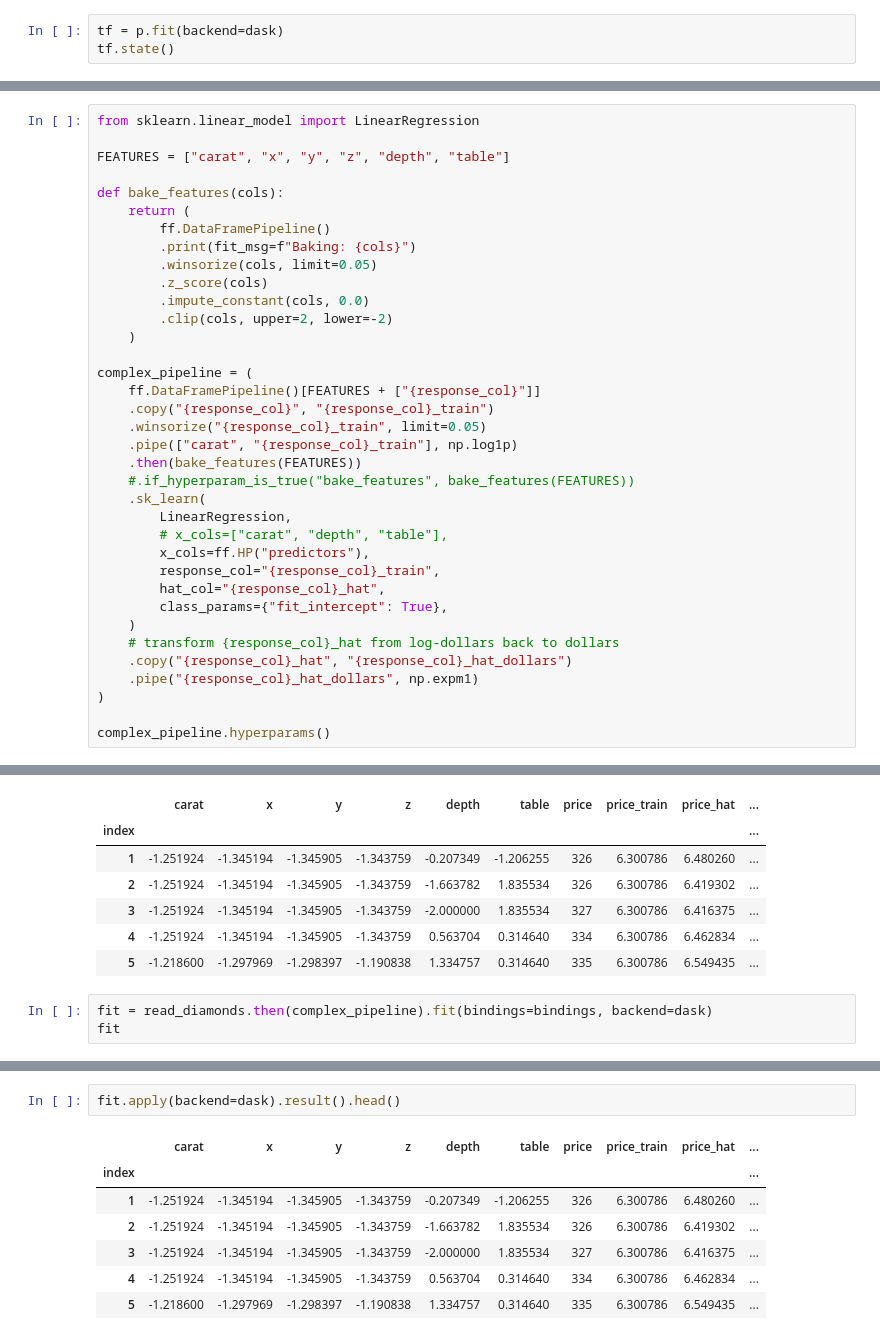
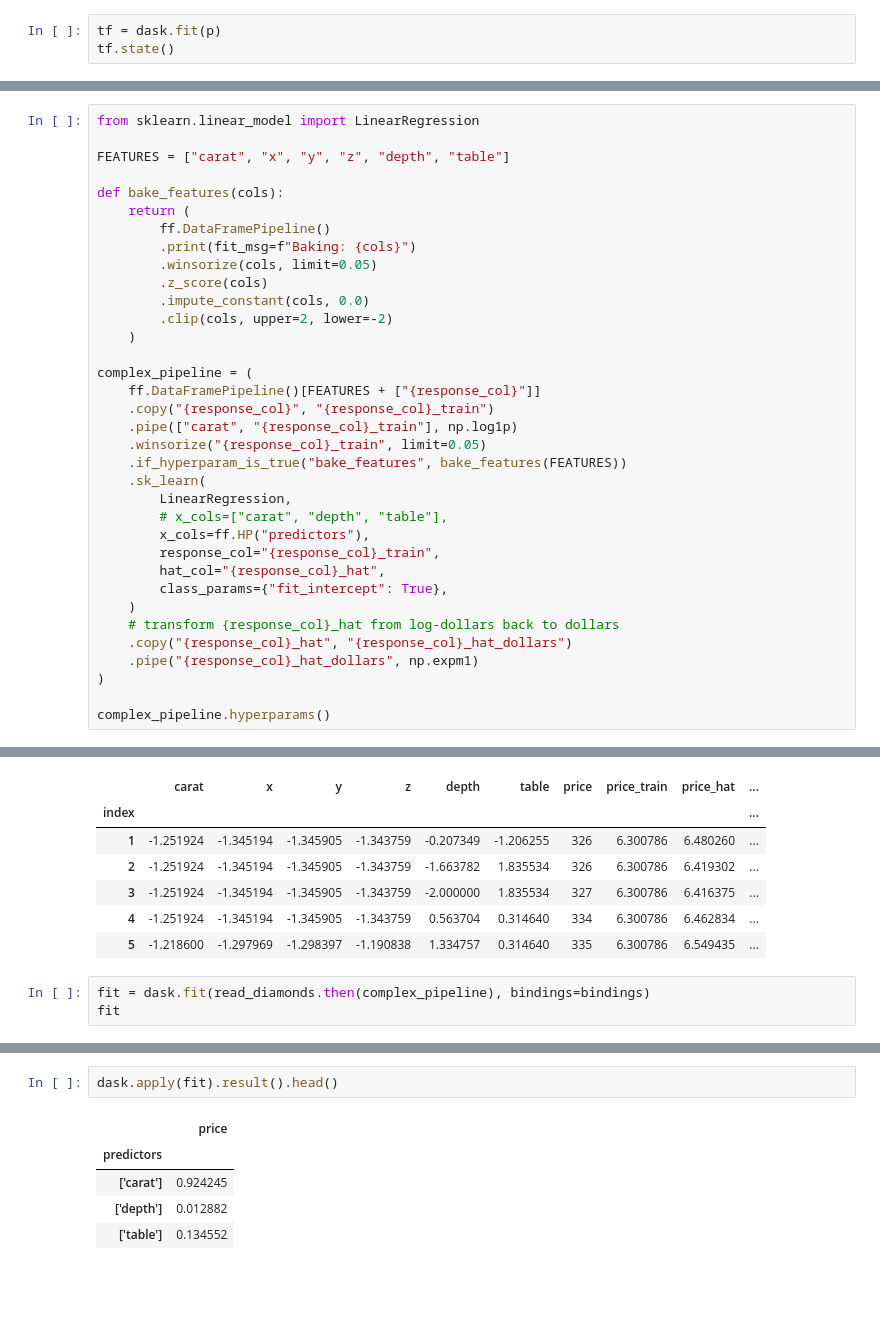
Before and after one commit to jaronowitz/frankenfit, a Jupyter notebook: notebooks/Dev-8a-Dask-Advanced.ipynb, the cells around one changed output, grey strips where cells are left out. Cells and saved outputs as stored; diff of their text form; blank space fills up the shorter version.

```diff
--- a/notebooks/Dev-8a-Dask-Advanced.ipynb
+++ b/notebooks/Dev-8a-Dask-Advanced.ipynb
@@ -68,4 +95,4 @@ p.apply(backend=dask).result().head()
 # %%
-tf = p.fit(backend=dask)
+tf = dask.fit(p)
 tf.state()
 # %% [output]
@@ -136,10 +180,9 @@ def bake_features(cols):
 complex_pipeline = (
     ff.DataFramePipeline()[FEATURES + ["{response_col}"]]
     .copy("{response_col}", "{response_col}_train")
+    .pipe(["carat", "{response_col}_train"], np.log1p)
     .winsorize("{response_col}_train", limit=0.05)
-    .pipe(["carat", "{response_col}_train"], np.log1p)
-    .then(bake_features(FEATURES))
-    #.if_hyperparam_is_true("bake_features", bake_features(FEATURES))
+    .if_hyperparam_is_true("bake_features", bake_features(FEATURES))
     .sk_learn(
         LinearRegression,
         # x_cols=["carat", "depth", "table"],
@@ -173,6 +216,6 @@ Baking: ['carat', 'x', 'y', 'z', 'depth', 'table']
 | 4 | -1.251924 | -1.345194 | -1.345905 | -1.343759 | 0.563704 | 0.314640 | 334 | 6.300786 | 6.462834 | ... |
 | 5 | -1.218600 | -1.297969 | -1.298397 | -1.190838 | 1.334757 | 0.314640 | 335 | 6.300786 | 6.549435 | ... |
 # %%
-fit = read_diamonds.then(complex_pipeline).fit(bindings=bindings, backend=dask)
+fit = dask.fit(read_diamonds.then(complex_pipeline), bindings=bindings)
 fit
 # %% [output]
@@ -185,10 +248,8 @@ DummyFuture(obj=[FitTransform(resolved_transform=ReadDataset(tag='ReadDataset#4'
 # %%
-fit.apply(backend=dask).result().head()
+dask.apply(fit).result().head()
 # %% [output]
-|  | carat | x | y | z | depth | table | price | price_train | price_hat | ... |
-| index |  |  |  |  |  |  |  |  |  | ... |
-| 1 | -1.251924 | -1.345194 | -1.345905 | -1.343759 | -0.207349 | -1.206255 | 326 | 6.300786 | 6.480260 | ... |
-| 2 | -1.251924 | -1.345194 | -1.345905 | -1.343759 | -1.663782 | 1.835534 | 326 | 6.300786 | 6.419302 | ... |
-| 3 | -1.251924 | -1.345194 | -1.345905 | -1.343759 | -2.000000 | 1.835534 | 327 | 6.300786 | 6.416375 | ... |
-| 4 | -1.251924 | -1.345194 | -1.345905 | -1.343759 | 0.563704 | 0.314640 | 334 | 6.300786 | 6.462834 | ... |
-| 5 | -1.218600 | -1.297969 | -1.298397 | -1.190838 | 1.334757 | 0.314640 | 335 | 6.300786 | 6.549435 | ... |
+|  | price |
+| predictors |  |
+| ['carat'] | 0.924245 |
+| ['depth'] | 0.012882 |
+| ['table'] | 0.134552 |
```
Also changed, not shown: parts of 51 cells of this notebook.
